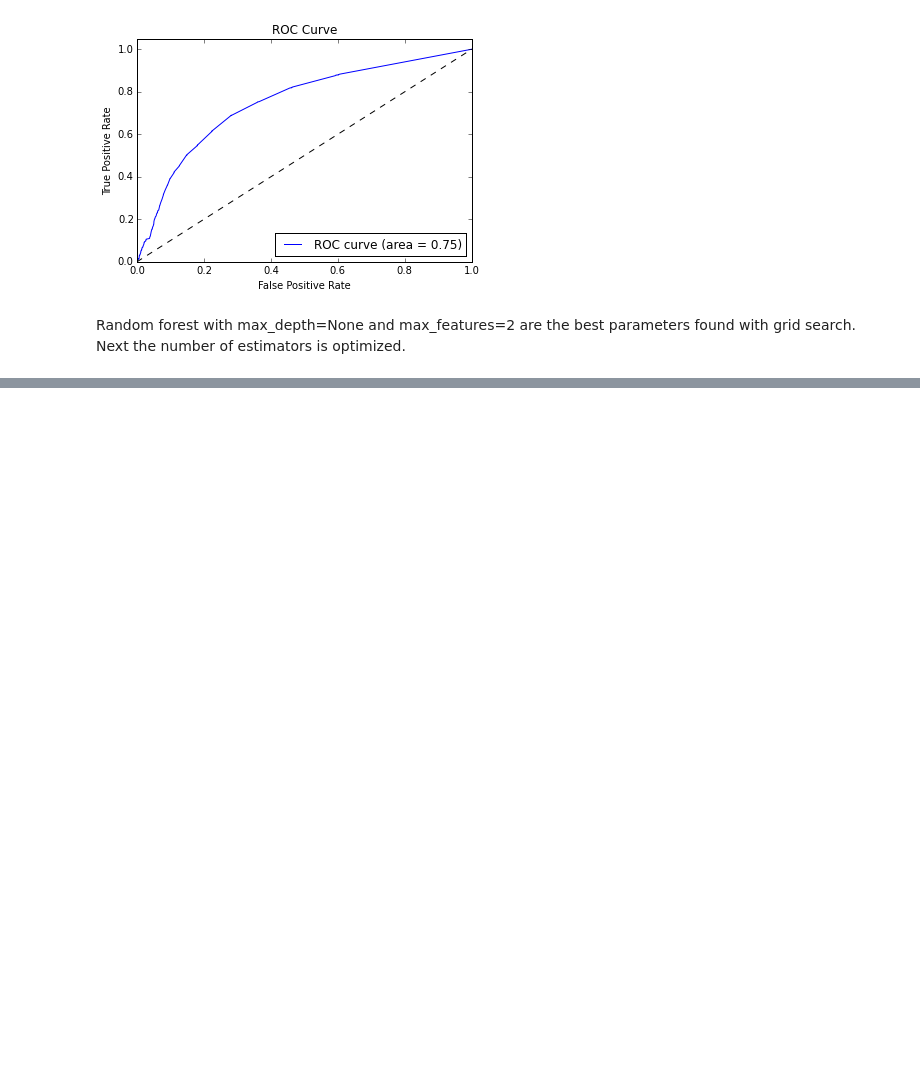
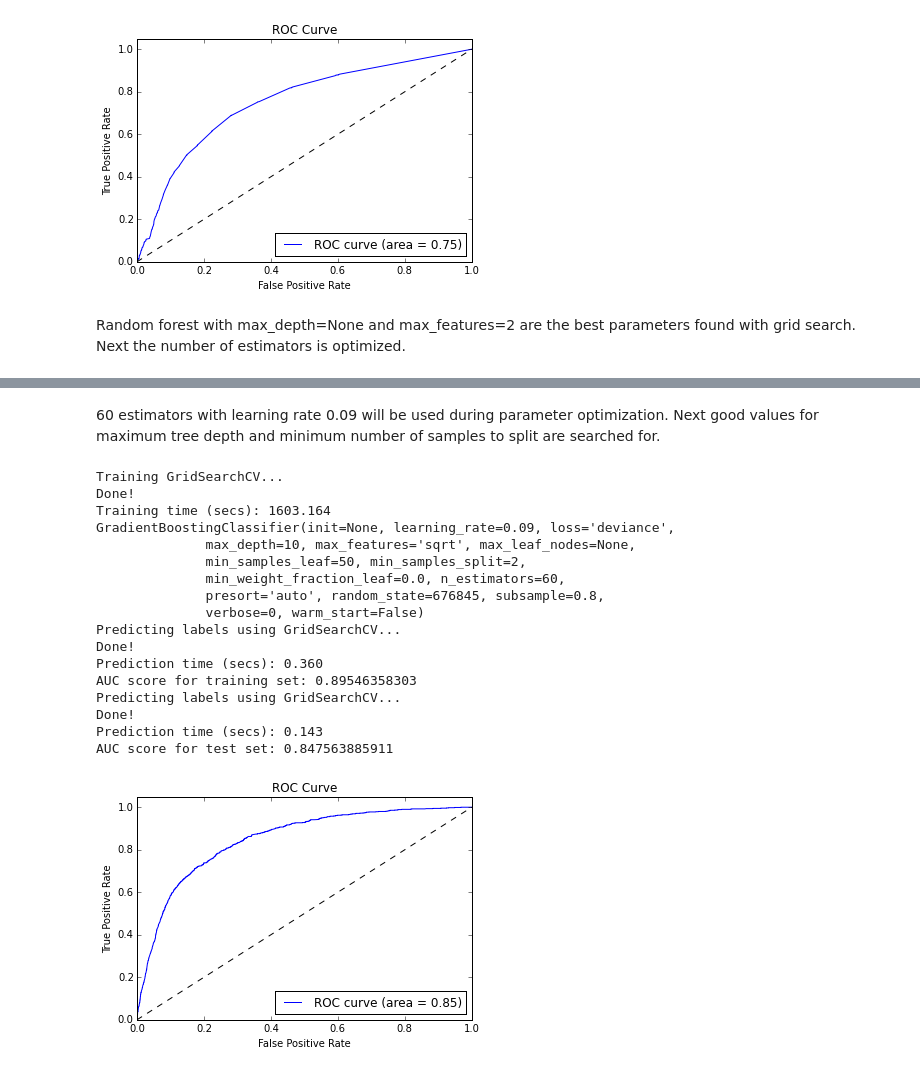
Before and after one commit to jsalminen/Santander, a Jupyter notebook: Santander MLEN.ipynb, the cells around one changed output, grey strips where cells are left out. Saved outputs shown, nothing was run; the diff lists cells and outputs as text; code cells hidden in the pictures; blank space fills up the shorter version.

```diff
--- a/Santander MLEN.ipynb
+++ b/Santander MLEN.ipynb
@@ -961,0 +844,47 @@ Done!
+# %% [markdown]
+60 estimators with learning rate 0.09 will be used during parameter optimization. Next good values for maximum tree depth and minimum number of samples to split are searched for.
+# %%
+# GBC with learning_rate and n_estimators tuned
+gbc = GradientBoostingClassifier(min_samples_leaf=50,
+                                 max_features='sqrt',
+                                 subsample=0.8, learning_rate=0.09,
+                                 n_estimators=60, random_state=random_state)
+
+# Parameters to tune next
+parameters2 = {'max_depth':(6,8,10,12,14), 'min_samples_split':(2,10,50,100,200)}
+
+# Grid search
+clf = GridSearchCV(gbc, parameters2)
+train_classifier(clf, train_X_subset, train_y)
+
+# Print best estimator
+print clf.best_estimator_
+
+# Print AUC scores
+train_auc_roc_score = predict_labels(clf, train_X_subset, train_y)
+print "AUC score for training set: {}".format(train_auc_roc_score)
+
+test_auc_roc_score = predict_labels(clf, test_X_subset, test_y)
+print "AUC score for test set: {}".format(test_auc_roc_score)
+
+# Plot ROC curve
+plot_roc(clf, test_X_subset, test_y)
+# %% [output]
+Training GridSearchCV...
+Done!
+Training time (secs): 1603.164
+GradientBoostingClassifier(init=None, learning_rate=0.09, loss='deviance',
+              max_depth=10, max_features='sqrt', max_leaf_nodes=None,
+              min_samples_leaf=50, min_samples_split=2,
+              min_weight_fraction_leaf=0.0, n_estimators=60,
+              presort='auto', random_state=676845, subsample=0.8,
+              verbose=0, warm_start=False)
+Predicting labels using GridSearchCV...
+Done!
+Prediction time (secs): 0.360
+AUC score for training set: 0.89546358303
+Predicting labels using GridSearchCV...
+Done!
+Prediction time (secs): 0.143
+AUC score for test set: 0.847563885911
+[figure, added]
```
Also changed, not shown: parts of 54 cells of this notebook.
